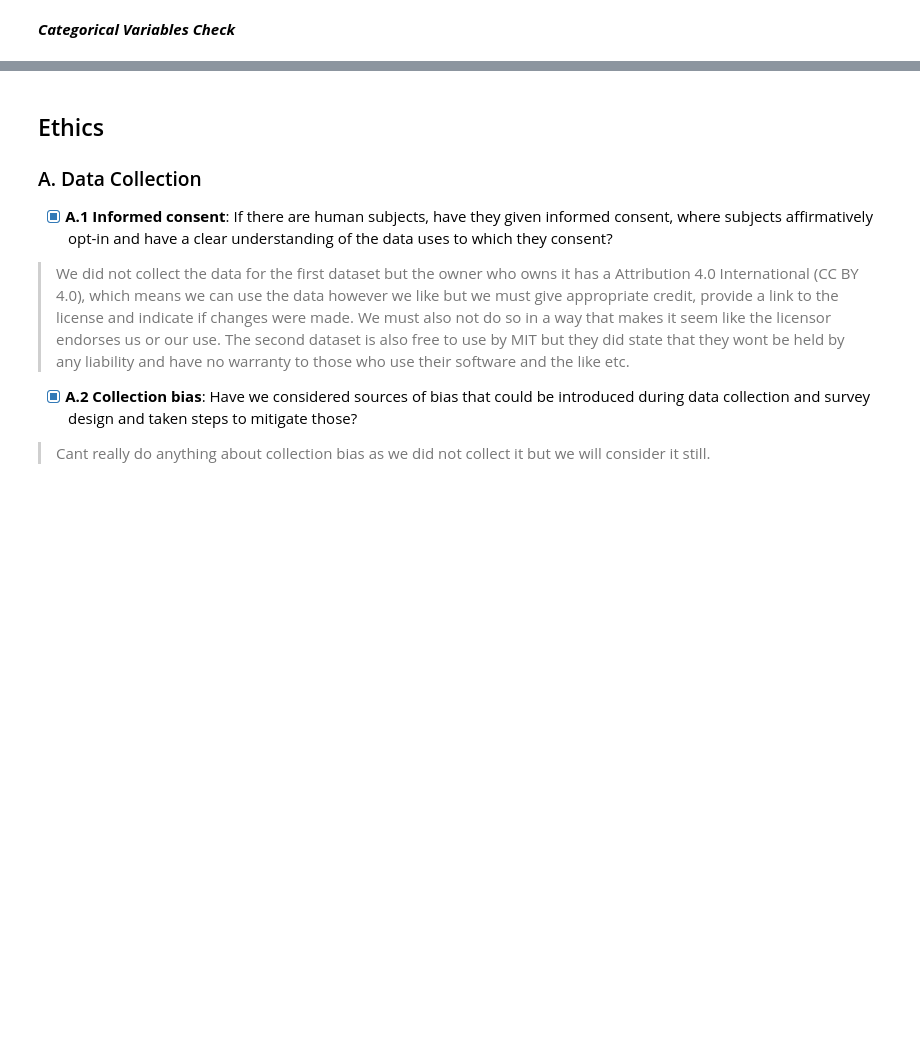
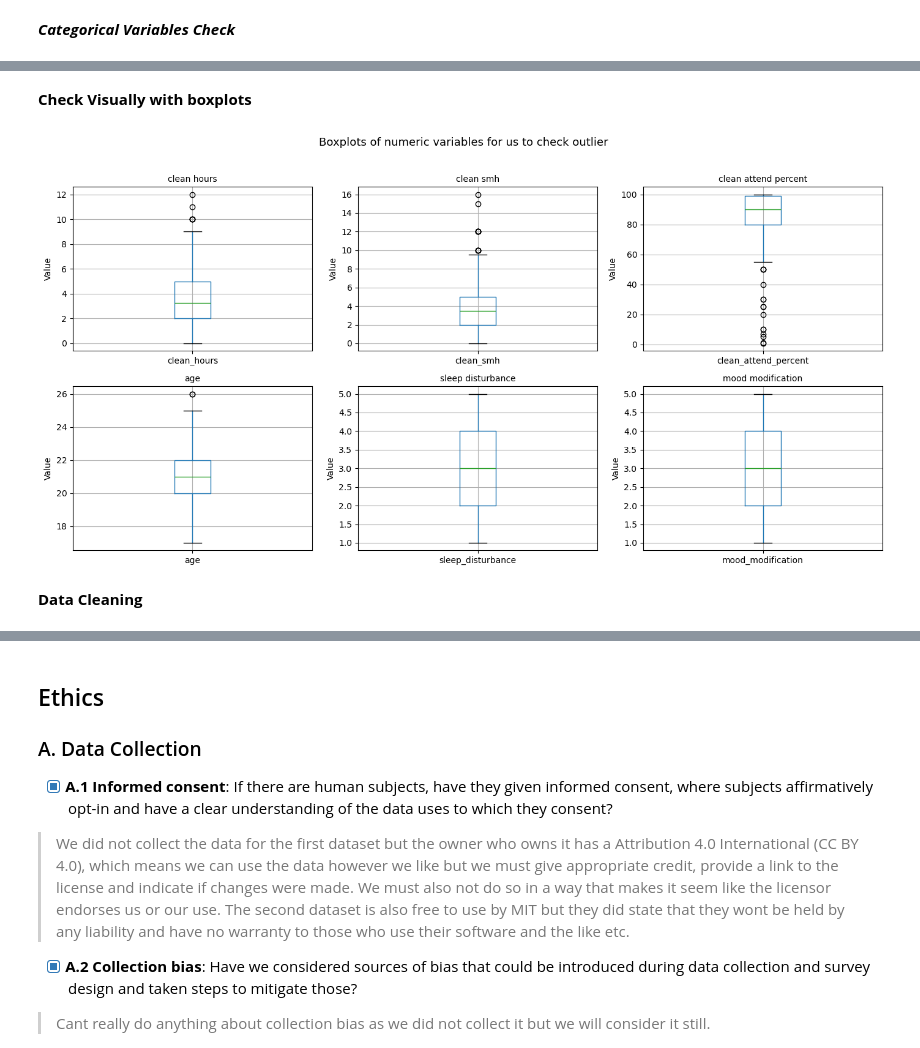
Before and after one commit to COGS108/Group151_WI26, a Jupyter notebook: 01-DataCheckpoint.ipynb, the cells around one changed output, grey strips where cells are left out. Cells and saved outputs as stored; diff of their text form; code cells hidden in the pictures; blank space fills up the shorter version.

```diff
--- a/01-DataCheckpoint.ipynb
+++ b/01-DataCheckpoint.ipynb
@@ -688,8 +688,9 @@ df2_raw.loc[index6, "clean_hours"] = 0.17
 
 print(f"\nNext the 45 original(s) data are {df_comp[df_comp['clean_hours'] == 45]['study_hours'].unique()}")
 print(f"With {df2_raw[df2_raw['clean_hours'] == 45].shape[0]} datapoints = 45")
+
 print(f"Lets change that to 0.75 which is 45/60")
-index6 = df2_raw[df2_raw["study_hours"] == "10 minutes "].index
+index6 = df2_raw[df2_raw["clean_hours"] == 45].index
 df2_raw.loc[index6, "clean_hours"] = 0.75
 
 print(f"\nNext the 11 original(s) data are {df_comp[df_comp['clean_hours'] == 11]['study_hours'].unique()}")
@@ -797,26 +798,29 @@ id1 = df2_raw[df2_raw['clean_smh'] == 60].index
 df2_raw.loc[id1, "clean_smh"] = np.nan
 
 print(f"\ncurrent_inputs for of the original time for 20(hrs) is {df2_raw[df2_raw['clean_smh'] == 20]['social_media_hours'].unique()}")
-print("could be hours or minutes, but will just note it for now")
-
-print(f"\ncurrent_inputs for of the original time for 22(hrs) is {df2_raw[df2_raw['clean_smh'] == 22]['social_media_hours'].unique()}")
-print("Fair enough I suppose")
+print(f"current_inputs for of the original time for 22(hrs) is {df2_raw[df2_raw['clean_smh'] == 22]['social_media_hours'].unique()}")
+print("Fair enough I suppose, but unrealistic, that leaves only 2 hours to sleep per day, I dont think they would be alive")
+print("So I am going to drop it, along with the 20 hours one ")
+id101 = df2_raw[df2_raw['clean_smh'] == 20].index
+id10 = df2_raw[df2_raw['clean_smh'] == 22].index
+df2_raw.loc[id10, "clean_smh"] = np.nan
+df2_raw.loc[id101, "clean_smh"] = np.nan
 
 print(f"\ncurrent_inputs for of the original time for 30(hrs) is {df2_raw[df2_raw['clean_smh'] == 30]['social_media_hours'].unique()}")
 print("So I will set those minutes to hours")
 id1 = df2_raw[df2_raw['clean_smh'] == 30].index
 df2_raw.loc[id1, "clean_smh"] = 0.5
 
-print(f"\ncurrent_inputs for of the original time for 12(hrs) is {df2_raw[df2_raw['clean_smh'] == 12]['social_media_hours'].unique()}")
+print(f"\ncurrent_inputs for of the original time for 12.5(hrs) is {df2_raw[df2_raw['clean_smh'] == 12.5]['social_media_hours'].unique()}")
 print("This will be corrected to 12.5/60 which is 0.21")
 id1 = df2_raw[df2_raw['clean_smh'] == 12.5].index
 df2_raw.loc[id1, "clean_smh"] = 0.21
 
-print(f"\ncurrent_inputs for of the original time for 12.5(hrs) is {df2_raw[df2_raw['clean_smh'] == 12.5]['social_media_hours'].unique()}")
+print(f"\ncurrent_inputs for of the original time for 12.5(hrs) is {df2_raw[df2_raw['clean_smh'] == 12]['social_media_hours'].unique()}")
 print("So this will be kept")
 
 print(f"\ncurrent_inputs for of the original time for 15(hrs) is {df2_raw[df2_raw['clean_smh'] == 15]['social_media_hours'].unique()}")
-print("So this will be kept")
+print("So It will be kept I suppose, not impossible, but seems unlikely as it is 9 hours left in the day. sleep excluded")
 
 print(f"\ncurrent_inputs for of the original time for 10(hrs) is {df2_raw[df2_raw['clean_smh'] == 10]['social_media_hours'].unique()}")
 print("So only the 10 minute one will be changed")
@@ -824,7 +828,7 @@ id1 = df2_raw[df2_raw['social_media_hours'] == '10 minutes '].index
 df2_raw.loc[id1, "clean_smh"] = 0.17
 
 print(f"\ncurrent_inputs for of the original time for 16(hrs) is {df2_raw[df2_raw['clean_smh'] == 16]['social_media_hours'].unique()}")
-print("So It will be kept I suppose")
+print("So It will be kept I suppose, not impossible, but seems unlikely as it is 8 hours left in the day, sleep excluded")
 
 print(f"\n\nNow Lets check the NAN values original input\n{df2_raw[df2_raw['clean_smh'].isna()]['social_media_hours'].unique()}")
 print("The 60% was ledt to drop later and the Sometimes can be written off as maybe 0, \nbut sometimes very likely means not often")
@@ -890,0 +957,8 @@ All is Tidy
+# %%
+#This is for us to visualize that there is no missing data with a heatmap using seaborn
+fig, ax = plt.subplots(figsize=(12, 3))
+sns.heatmap(df_raw.isnull().T, cbar=True, cmap='YlOrRd', yticklabels=df_raw.columns, ax=ax)
+ax.set_title('Missing Data Heatmap (yellow = present, red = missing)')
+ax.set_xlabel('Row Index')
+plt.tight_layout()
+plt.show()
@@ -890,0 +981,21 @@ All is Tidy
+# %% [markdown]
+**Check Visually with boxplots**
+# %%
+
+numeric_cols = [
+    "clean_hours", "clean_smh", "clean_attend_percent", "age", 'sleep_disturbance', 'mood_modification',
+    'anxiety_score', 'depression_score', 'self_esteem_score', 'academic_sm_distraction'
+]
+
+fig, axes = plt.subplots(2, 3, figsize=(14, 7))
+for ax, col in zip(axes.flatten(), numeric_cols):
+    df2_raw.boxplot(column=col, ax=ax)
+    ax.set_title(col.replace('_', ' '), fontsize=10)
+    ax.set_ylabel('Value')
+plt.suptitle('Boxplots of numeric variables for us to check outlier', fontsize=13, y=1.02)
+plt.tight_layout()
+plt.show()
+# %% [output]
+[figure, added]
+# %% [markdown]
+**Data Cleaning**
```
Also changed, not shown: parts of 16 cells of this notebook.
